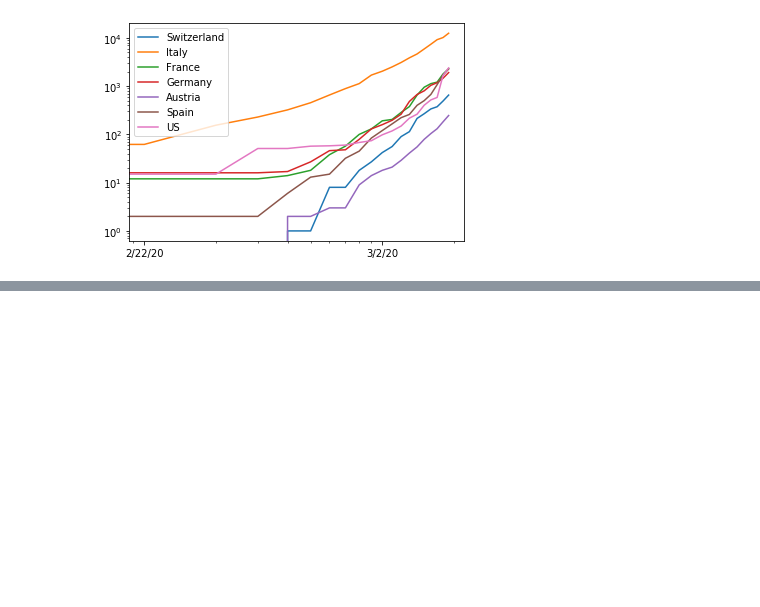
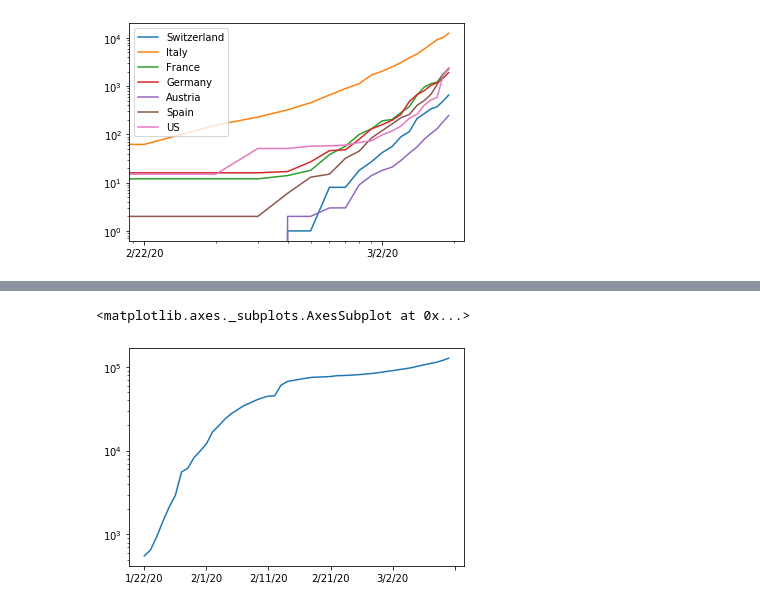
Before and after one commit to jpmieville/COVID-19_data_analyis, a Jupyter notebook: covid19_data_analysis.ipynb, the cells around one changed output, grey strips where cells are left out. Saved outputs shown, nothing was run; the diff lists cells and outputs as text; code cells hidden in the pictures; blank space fills up the shorter version.

```diff
--- a/covid19_data_analysis.ipynb
+++ b/covid19_data_analysis.ipynb
@@ -107,0 +122,5 @@ df3[30:].plot(logy=True, logx=True)
+# %%
+df4.plot(logy=True)
+# %% [output]
+<matplotlib.axes._subplots.AxesSubplot at 0x...>
+[figure, added]
```
Also changed, not shown: parts of 4 cells of this notebook.
